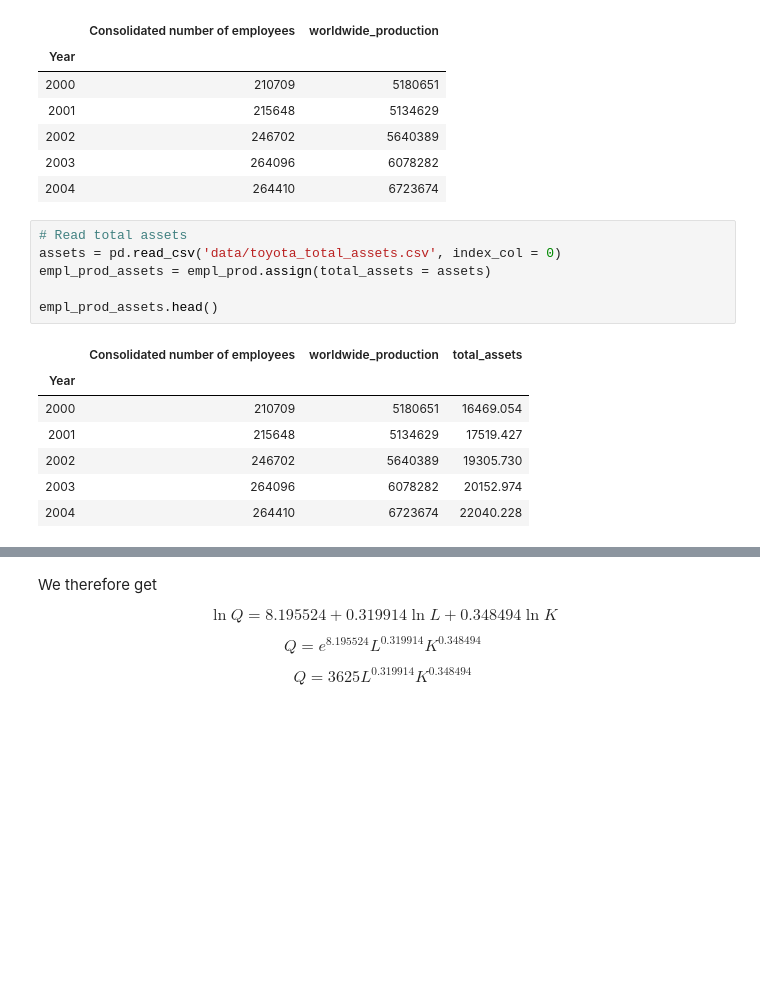
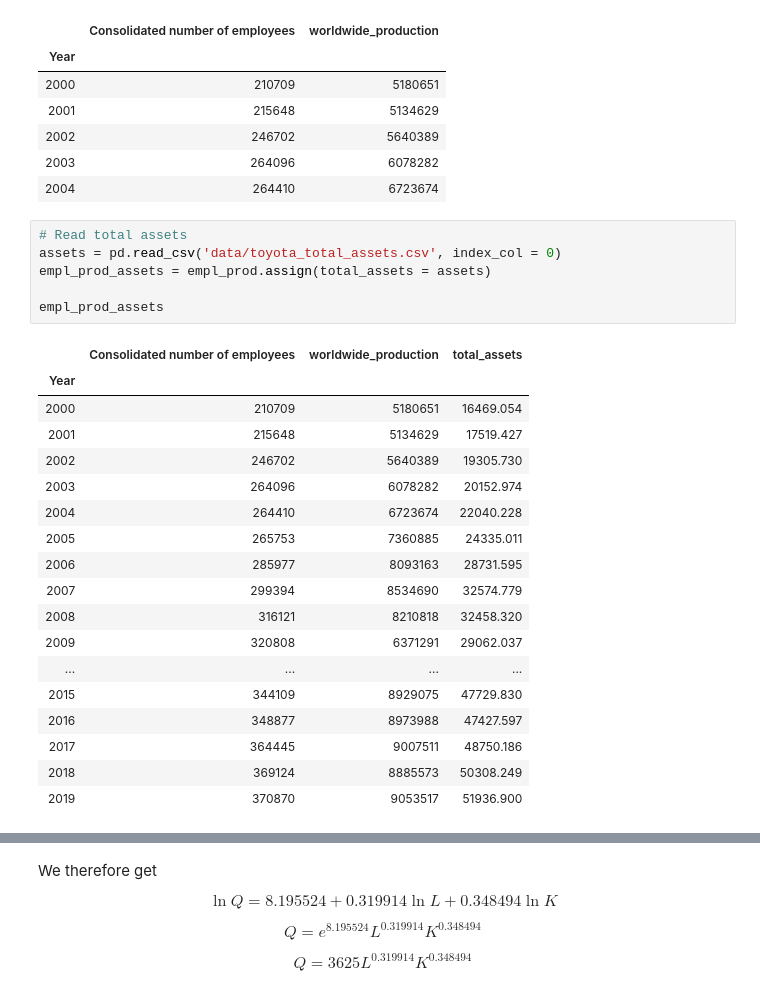
Before and after one commit to karl-johan-grahn/toyota-analysis, a Jupyter notebook: production_function.ipynb, the cells around one changed output, grey strips where cells are left out. Drawn from its saved outputs; the diff is of its cells as text; blank space fills up the shorter version.

```diff
--- a/production_function.ipynb
+++ b/production_function.ipynb
@@ -31,17 +31,28 @@ empl_prod.head()
 # %%
 # Read total assets
 assets = pd.read_csv('data/toyota_total_assets.csv', index_col = 0)
 empl_prod_assets = empl_prod.assign(total_assets = assets)
 
-empl_prod_assets.head()
+empl_prod_assets
 # %% [output]
 |  | Consolidated number of employees | worldwide_production | total_assets |
 | Year |  |  |  |
 | 2000 | 210709 | 5180651 | 16469.054 |
 | 2001 | 215648 | 5134629 | 17519.427 |
 | 2002 | 246702 | 5640389 | 19305.730 |
 | 2003 | 264096 | 6078282 | 20152.974 |
 | 2004 | 264410 | 6723674 | 22040.228 |
+| 2005 | 265753 | 7360885 | 24335.011 |
+| 2006 | 285977 | 8093163 | 28731.595 |
+| 2007 | 299394 | 8534690 | 32574.779 |
+| 2008 | 316121 | 8210818 | 32458.320 |
+| 2009 | 320808 | 6371291 | 29062.037 |
+| ... | ... | ... | ... |
+| 2015 | 344109 | 8929075 | 47729.830 |
+| 2016 | 348877 | 8973988 | 47427.597 |
+| 2017 | 364445 | 9007511 | 48750.186 |
+| 2018 | 369124 | 8885573 | 50308.249 |
+| 2019 | 370870 | 9053517 | 51936.900 |
 # %%
 # The production function will be estimated using the Cobb-Douglas production function
 # The Cobb-Douglas production function is not linear, so it needs to be converted to linear form before fitting
```
Also changed, not shown: parts of 8 cells of this notebook.
